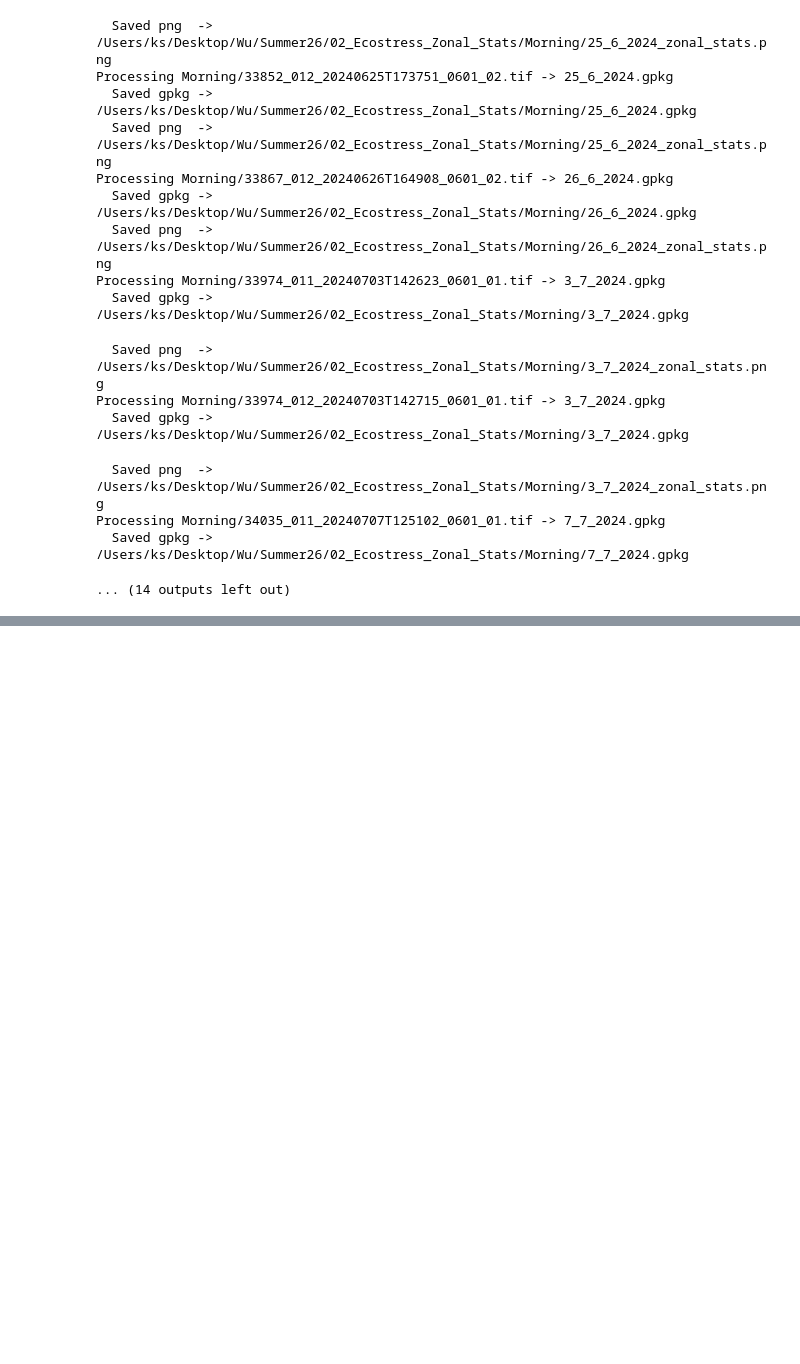
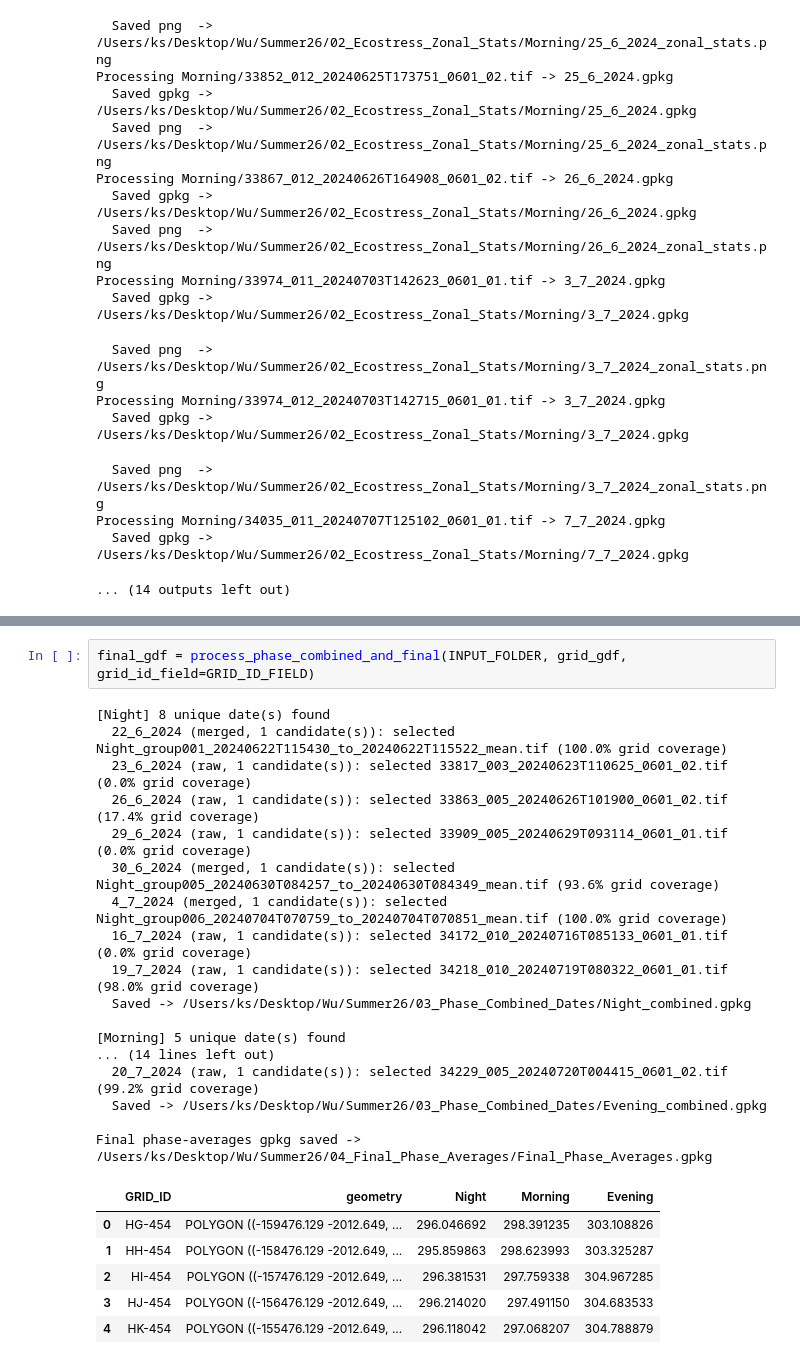
Before and after one commit to kstatham402/Summer26_E3_4County_Analysis, a Jupyter notebook: 02_Manage_Ecostress_Data/02_Calc_Grid_Coverage.ipynb, the cells around one changed output, grey strips where cells are left out. Cells and saved outputs as stored; diff of their text form; blank space fills up the shorter version.

```diff
--- a/02_Manage_Ecostress_Data/02_Calc_Grid_Coverage.ipynb
+++ b/02_Manage_Ecostress_Data/02_Calc_Grid_Coverage.ipynb
@@ -453,0 +589,26 @@ Processing Morning/34035_011_20240707T125102_0601_01.tif -> 7_7_2024.gpkg
+# %%
+final_gdf = process_phase_combined_and_final(INPUT_FOLDER, grid_gdf, grid_id_field=GRID_ID_FIELD)
+# %% [output]
+[Night] 8 unique date(s) found
+  22_6_2024 (merged, 1 candidate(s)): selected Night_group001_20240622T115430_to_20240622T115522_mean.tif (100.0% grid coverage)
+  23_6_2024 (raw, 1 candidate(s)): selected 33817_003_20240623T110625_0601_02.tif (0.0% grid coverage)
+  26_6_2024 (raw, 1 candidate(s)): selected 33863_005_20240626T101900_0601_02.tif (17.4% grid coverage)
+  29_6_2024 (raw, 1 candidate(s)): selected 33909_005_20240629T093114_0601_01.tif (0.0% grid coverage)
+  30_6_2024 (merged, 1 candidate(s)): selected Night_group005_20240630T084257_to_20240630T084349_mean.tif (93.6% grid coverage)
+  4_7_2024 (merged, 1 candidate(s)): selected Night_group006_20240704T070759_to_20240704T070851_mean.tif (100.0% grid coverage)
+  16_7_2024 (raw, 1 candidate(s)): selected 34172_010_20240716T085133_0601_01.tif (0.0% grid coverage)
+  19_7_2024 (raw, 1 candidate(s)): selected 34218_010_20240719T080322_0601_01.tif (98.0% grid coverage)
+  Saved -> /Users/ks/Desktop/Wu/Summer26/03_Phase_Combined_Dates/Night_combined.gpkg
+
+[Morning] 5 unique date(s) found
+... (14 lines left out)
+  20_7_2024 (raw, 1 candidate(s)): selected 34229_005_20240720T004415_0601_02.tif (99.2% grid coverage)
+  Saved -> /Users/ks/Desktop/Wu/Summer26/03_Phase_Combined_Dates/Evening_combined.gpkg
+
+Final phase-averages gpkg saved -> /Users/ks/Desktop/Wu/Summer26/04_Final_Phase_Averages/Final_Phase_Averages.gpkg
+|  | GRID_ID | geometry | Night | Morning | Evening |
+| 0 | HG-454 | POLYGON ((-159476.129 -2012.649, ... | 296.046692 | 298.391235 | 303.108826 |
+| 1 | HH-454 | POLYGON ((-158476.129 -2012.649, ... | 295.859863 | 298.623993 | 303.325287 |
+| 2 | HI-454 | POLYGON ((-157476.129 -2012.649, ... | 296.381531 | 297.759338 | 304.967285 |
+| 3 | HJ-454 | POLYGON ((-156476.129 -2012.649, ... | 296.214020 | 297.491150 | 304.683533 |
+| 4 | HK-454 | POLYGON ((-155476.129 -2012.649, ... | 296.118042 | 297.068207 | 304.788879 |
```
Also changed, not shown: parts of 9 cells of this notebook, 17 other files.
